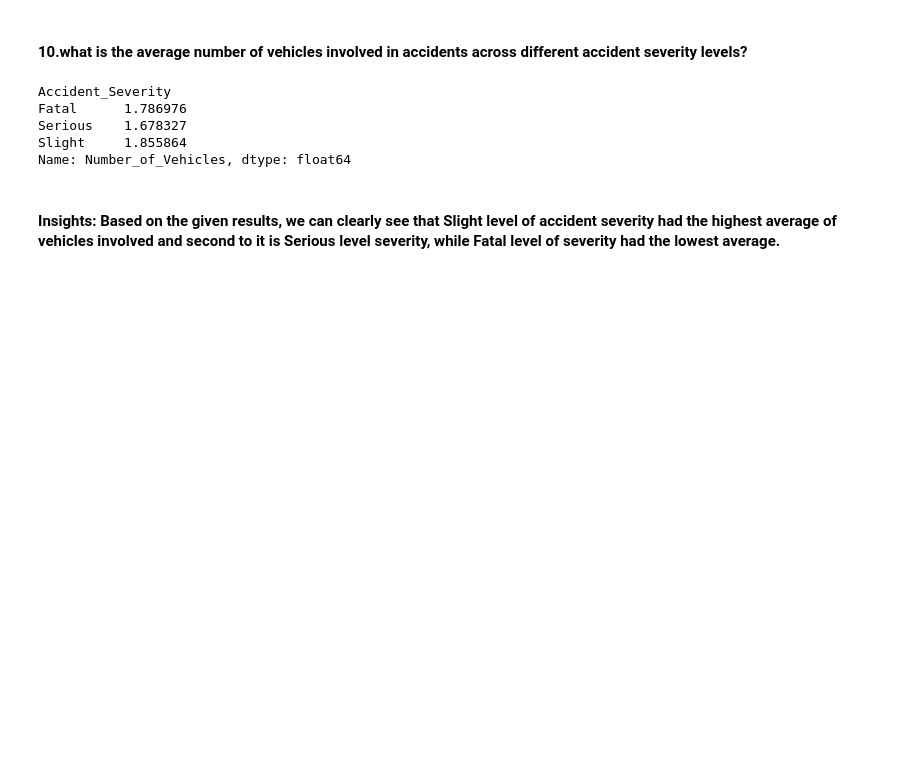
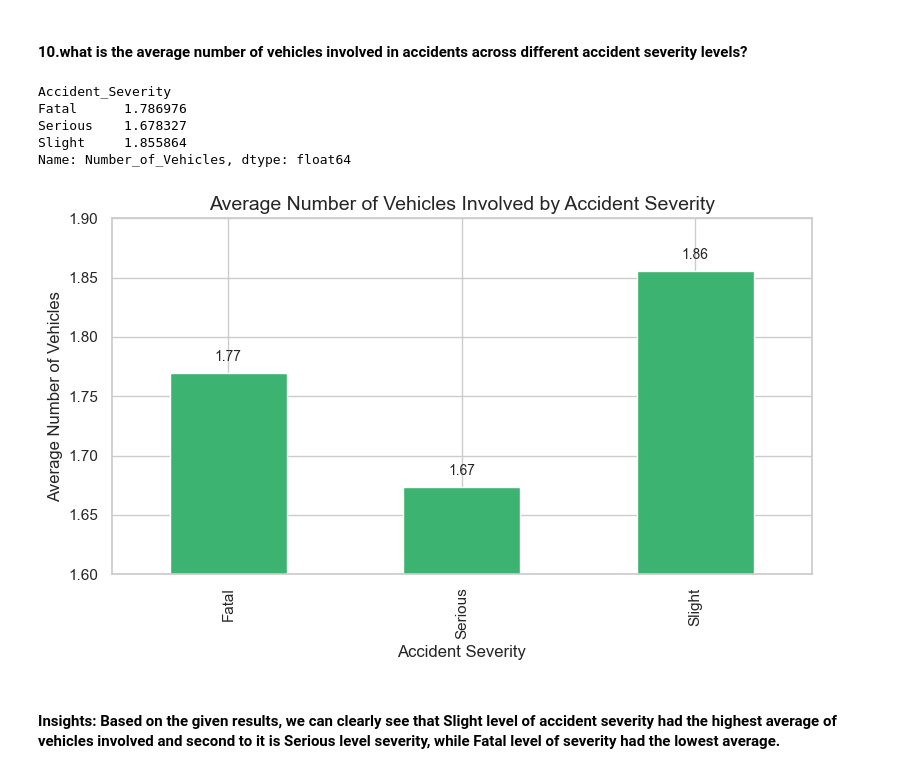
Before and after one commit to jcodeeee/DATA-ANALYTICS, a Jupyter notebook: Rodriguez/Activity2.ipynb, the cells around one changed output. Saved outputs shown, nothing was run; the diff lists cells and outputs as text; code cells hidden in the pictures; blank space fills up the shorter version.

```diff
--- a/Rodriguez/Activity2.ipynb
+++ b/Rodriguez/Activity2.ipynb
@@ -330,6 +364,32 @@ Fatal      1.786976
 Serious    1.678327
 Slight     1.855864
 Name: Number_of_Vehicles, dtype: float64
+# %%
+data = {
+    'Accident_Severity': ['Fatal', 'Serious', 'Slight'],
+    'Average_Vehicles': [1.769876, 1.673827, 1.855684]
+}
+
+df = pd.DataFrame(data)
+sns.set(style="whitegrid")
+ax = df.plot(kind='bar', x='Accident_Severity', y='Average_Vehicles', legend=False, figsize=(8, 5), color='mediumseagreen')
+
+plt.title('Average Number of Vehicles Involved by Accident Severity', fontsize=14)
+plt.xlabel('Accident Severity')
+plt.ylabel('Average Number of Vehicles')
+plt.ylim(1.6, 1.9)
+
+positions = range(len(df))
+labels = df['Average_Vehicles'].round(2)
+x_coords = [p for p in positions]
+y_coords = df['Average_Vehicles'] + 0.01
+
+[plt.text(x, y, label, ha='center', fontsize=10) for x, y, label in zip(x_coords, y_coords, labels)]
+
+plt.tight_layout()
+plt.show()
+# %% [output]
+[figure, added]
 # %% [markdown]
 <h4>Insights: Based on the given results, we can clearly see that Slight level of accident severity had the highest average of vehicles involved and second to it is Serious level severity, while Fatal level of severity had the lowest average.</h4>
 # %% [markdown]
```
Also changed, not shown: parts of 42 cells of this notebook.
